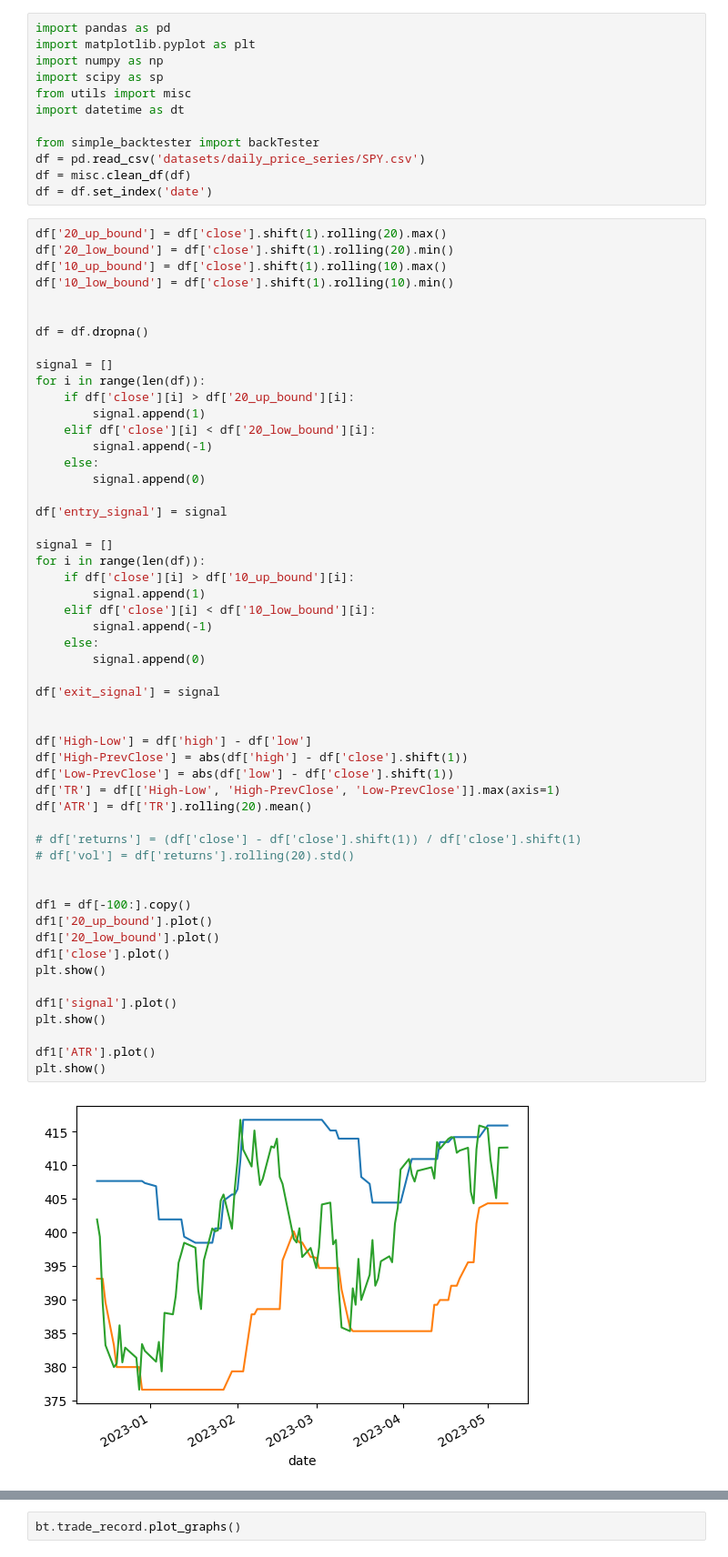
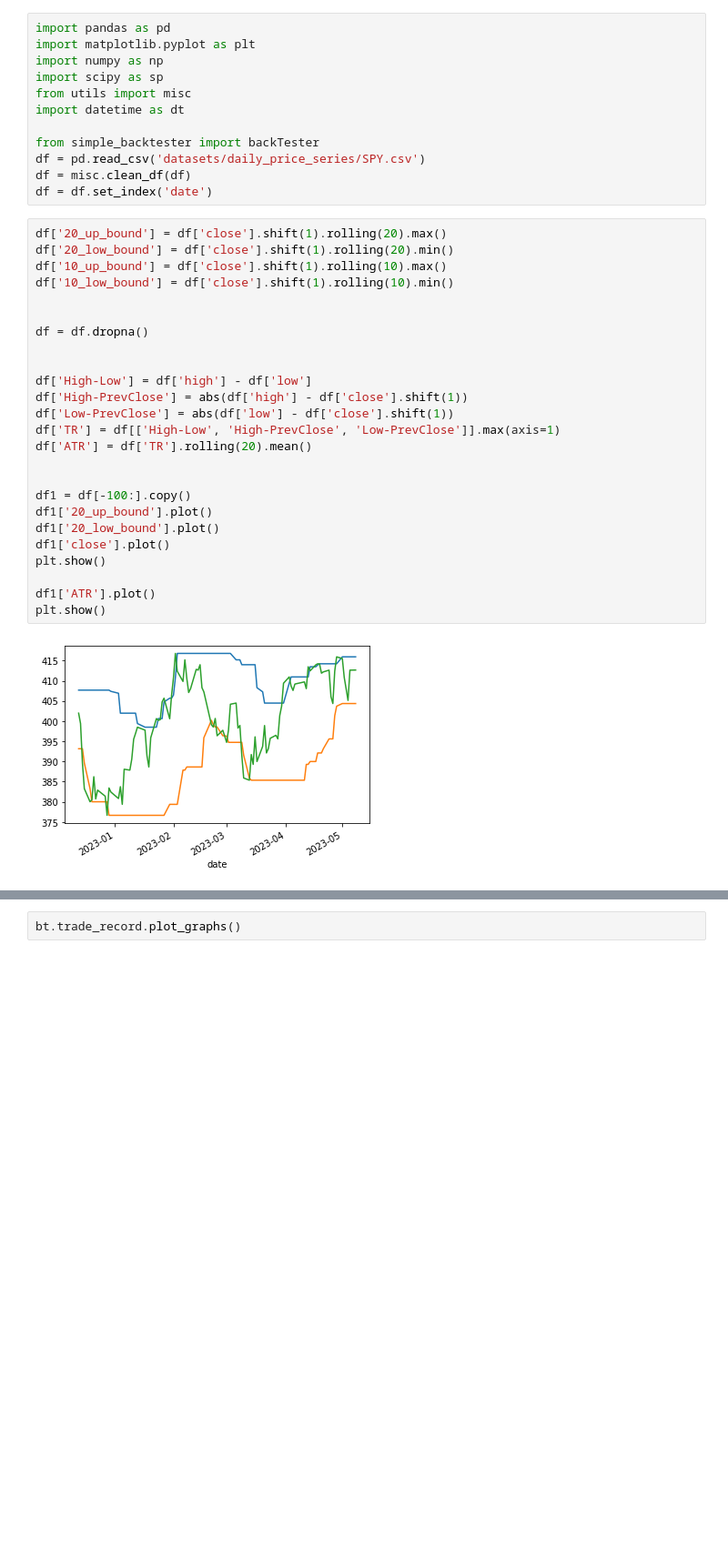
Before and after one commit to ag3nt3154/simple_backtester, a Jupyter notebook: testing.ipynb, the cells around one changed output, grey strips where cells are left out. Shown at 91% size. Saved outputs shown, nothing was run; the diff lists cells and outputs as text; blank space fills up the shorter version.

```diff
--- a/testing.ipynb
+++ b/testing.ipynb
@@ -13,55 +13,27 @@ df = df.set_index('date')
 # %%
 df['20_up_bound'] = df['close'].shift(1).rolling(20).max()
 df['20_low_bound'] = df['close'].shift(1).rolling(20).min()
 df['10_up_bound'] = df['close'].shift(1).rolling(10).max()
 df['10_low_bound'] = df['close'].shift(1).rolling(10).min()
 
 
 df = df.dropna()
 
-signal = []
-for i in range(len(df)):
-    if df['close'][i] > df['20_up_bound'][i]:
-        signal.append(1)
-    elif df['close'][i] < df['20_low_bound'][i]:
-        signal.append(-1)
-    else:
-        signal.append(0)
-
-df['entry_signal'] = signal
-
-signal = []
-for i in range(len(df)):
-    if df['close'][i] > df['10_up_bound'][i]:
-        signal.append(1)
-    elif df['close'][i] < df['10_low_bound'][i]:
-        signal.append(-1)
-    else:
-        signal.append(0)
-
-df['exit_signal'] = signal
-
 
 df['High-Low'] = df['high'] - df['low']
 df['High-PrevClose'] = abs(df['high'] - df['close'].shift(1))
 df['Low-PrevClose'] = abs(df['low'] - df['close'].shift(1))
 df['TR'] = df[['High-Low', 'High-PrevClose', 'Low-PrevClose']].max(axis=1)
 df['ATR'] = df['TR'].rolling(20).mean()
-
-# df['returns'] = (df['close'] - df['close'].shift(1)) / df['close'].shift(1)
-# df['vol'] = df['returns'].rolling(20).std()
 
 
 df1 = df[-100:].copy()
 df1['20_up_bound'].plot()
 df1['20_low_bound'].plot()
 df1['close'].plot()
 plt.show()
 
-df1['signal'].plot()
-plt.show()
-
 df1['ATR'].plot()
 plt.show()
 # %% [output]
-[figure, old version]
+[figure, new version]
```
Also changed, not shown: parts of 6 cells of this notebook, 1 other file.
